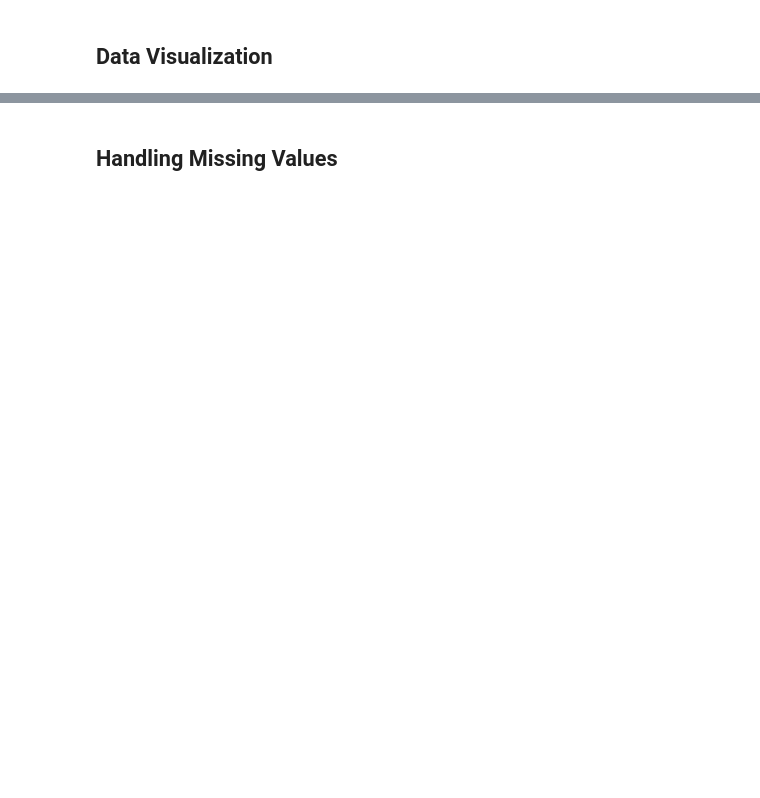
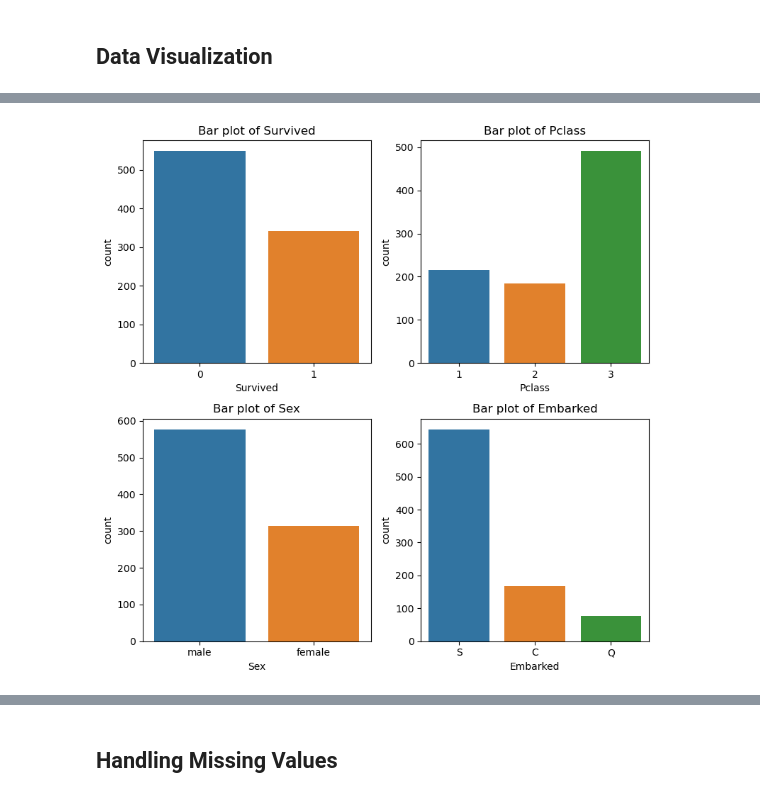
Before and after one commit to pandipellylahari/machine_learning_lab, a Jupyter notebook: Decision Tree.ipynb, the cells around one changed output, grey strips where cells are left out. Saved outputs shown, nothing was run; the diff lists cells and outputs as text; code cells hidden in the pictures; blank space fills up the shorter version.

```diff
--- a/Decision Tree.ipynb
+++ b/Decision Tree.ipynb
@@ -90,0 +68,17 @@ df.isnull().sum().idxmax()
+# %%
+#Barchart of Survived, Pclass, Sex, Embarked
+
+cols = ["Survived", "Pclass", "Sex", "Embarked"]
+
+fig, axes = plt.subplots(2, 2, figsize=(8,8))
+axes = axes.flatten()
+
+for i,col in enumerate(cols):
+    cur_ax = axes[i]
+    sns.countplot(data=df,x=col, ax=cur_ax)
+    cur_ax.set_title(f"Bar plot of {col}")
+
+plt.tight_layout()
+plt.show()
+# %% [output]
+[figure, added]
```
Also changed, not shown: parts of 45 cells of this notebook.
